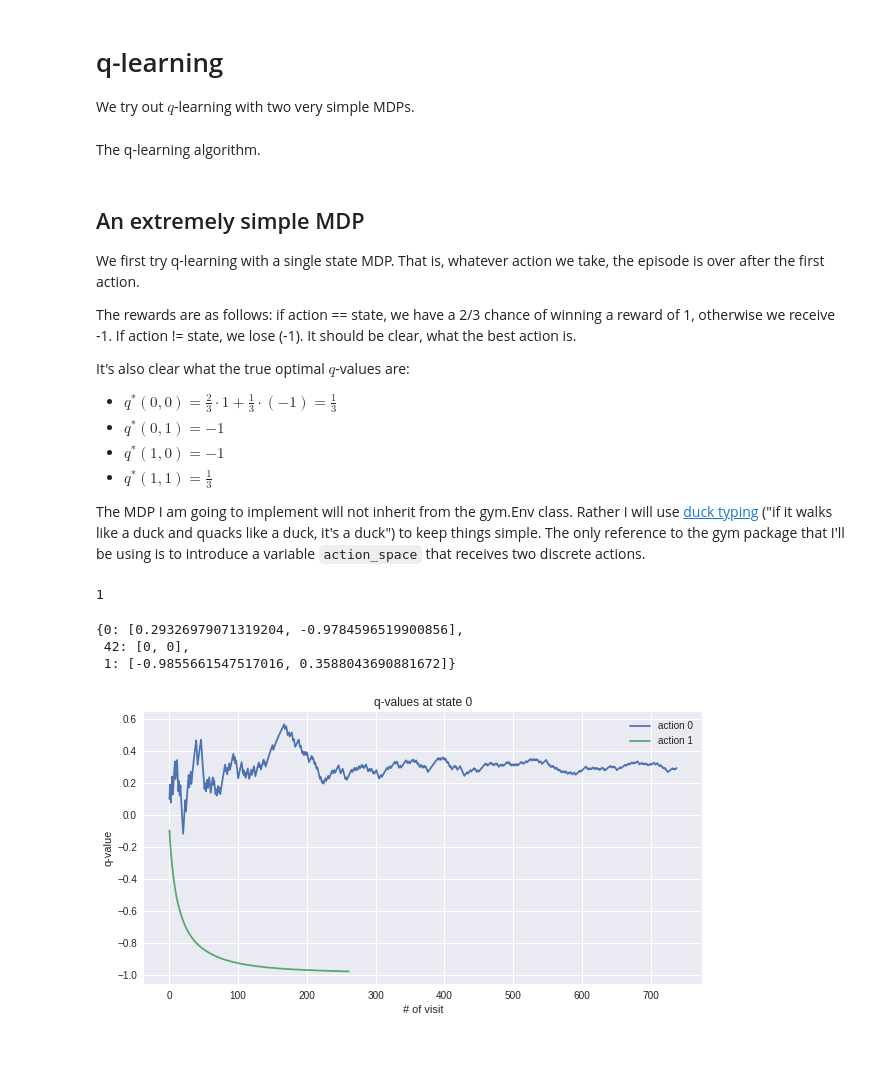
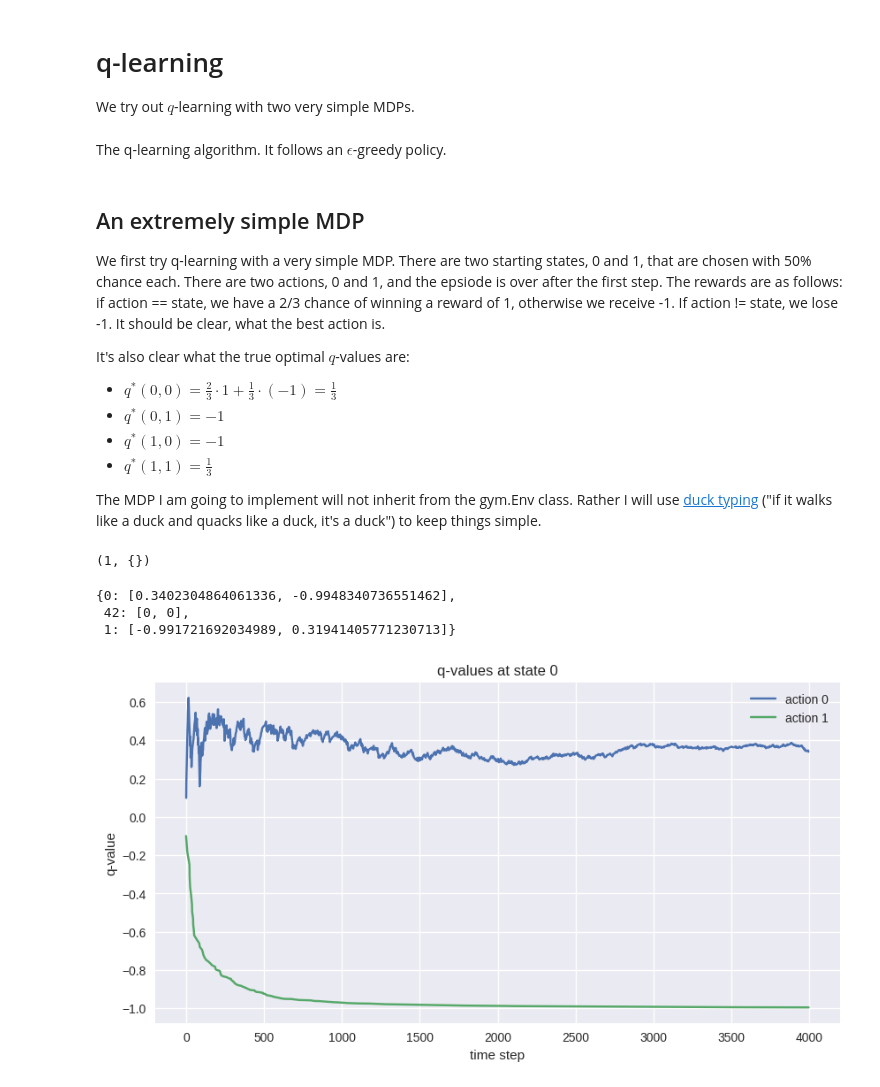
Before and after one commit to henningbruhn/math_of_ml_course, a Jupyter notebook: reinforcement_learning/qlearn.ipynb, the cells around one changed output. Cells and saved outputs as stored; diff of their text form; code cells hidden in the pictures; blank space fills up the shorter version.

```diff
--- a/reinforcement_learning/qlearn.ipynb
+++ b/reinforcement_learning/qlearn.ipynb
@@ -13,7 +9,7 @@ from gym import spaces
 import matplotlib.pyplot as plt
 plt.style.use("seaborn-v0_8")
 # %% [markdown]
-The q-learning algorithm.
+The q-learning algorithm. It follows an $\epsilon$-greedy policy.
 # %%
 # constant learning rate
 def constant_rate_factory(learning_rate):
@@ -85,9 +104,8 @@ def plot_record(records,title=""):
 # %% [markdown]
 ## An extremely simple MDP
 
-We first try q-learning with a single state MDP. That is, whatever action we take, the episode is over after the first action.
-
-The rewards are as follows: if action == state, we have a 2/3 chance of winning a reward of 1, otherwise we receive -1. If action != state, we lose (-1). It should be clear, what the best action is.
+We first try q-learning with a very simple MDP. There are two starting states, 0 and 1, that are chosen with 50% chance each. There are two actions, 0 and 1,
+and the epsiode is over after the first step. The rewards are as follows: if action == state, we have a 2/3 chance of winning a reward of 1, otherwise we receive -1. If action != state, we lose -1. It should be clear, what the best action is.
 
 It's also clear what the true optimal $q$-values are:
 
@@ -96,32 +114,34 @@ It's also clear what the true optimal $q$-values are:
 * $q^*(1,0)=-1$
 * $q^*(1,1)=\frac{1}{3}$
 
-The MDP I am going to implement will not inherit from the gym.Env class. Rather I will use [duck typing](https://en.wikipedia.org/wiki/Duck_typing) ("if it walks like a duck and quacks like a duck, it's a duck") to keep things simple. The only reference to the gym package that I'll be using is to introduce a variable <code>action_space</code> that receives two discrete actions.
+The MDP I am going to implement will not inherit from the gym.Env class. Rather I will use [duck typing](https://en.wikipedia.org/wiki/Duck_typing) ("if it walks like a duck and quacks like a duck, it's a duck") to keep things simple.
 # %%
 class Single_State_MDP:
     def __init__(self):
-        self.action_space = spaces.Discrete(2)  # to make things compatible with gym
+        self.action_space = DiscreteActionSpace(2)  # to make things compatible with gym
     def reset(self):
         self.state=random.randint(0,1)
-        return self.state
+        # gym.env.reset returns (state,info), and we do the same
+        return (self.state,{})
     def step(self,action):
         if action!=self.state:
-            return (42,-1,True,{})
+            # gym.env.step returns (state,reward,terminated,truncated,info), so we do the same
+            return (42,-1,True,False,{})
         if random.random()<2/3:
-            return (42,1,True,{})
-        return (42,-1,True,{})
+            return (42,1,True,False,{})
+        return (42,-1,True,False,{})
 
 single_env=Single_State_MDP()
 single_env.reset()
 # %% [output]
-1
+(1, {})
 # %%
 learning_rate=power_rate_factory(eta0=0.1,decay=0.01)
-ql=Q_Learner(single_env,learning_rate=learning_rate,iterations=2000,record_state=0,epsilon=0.5)
+ql=Q_Learner(single_env,learning_rate=learning_rate,iterations=4000,record_state=0,epsilon=0.5)
 plot_record(ql.record,title="q-values at state 0")
 ql.q
 # %% [output]
-{0: [0.29326979071319204, -0.9784596519900856],
+{0: [0.3402304864061336, -0.9948340736551462],
  42: [0, 0],
- 1: [-0.9855661547517016, 0.3588043690881672]}
+ 1: [-0.991721692034989, 0.31941405771230713]}
-[figure, old version]
+[figure, new version]
```
Also changed, not shown: parts of 8 cells of this notebook, 1 other file.
